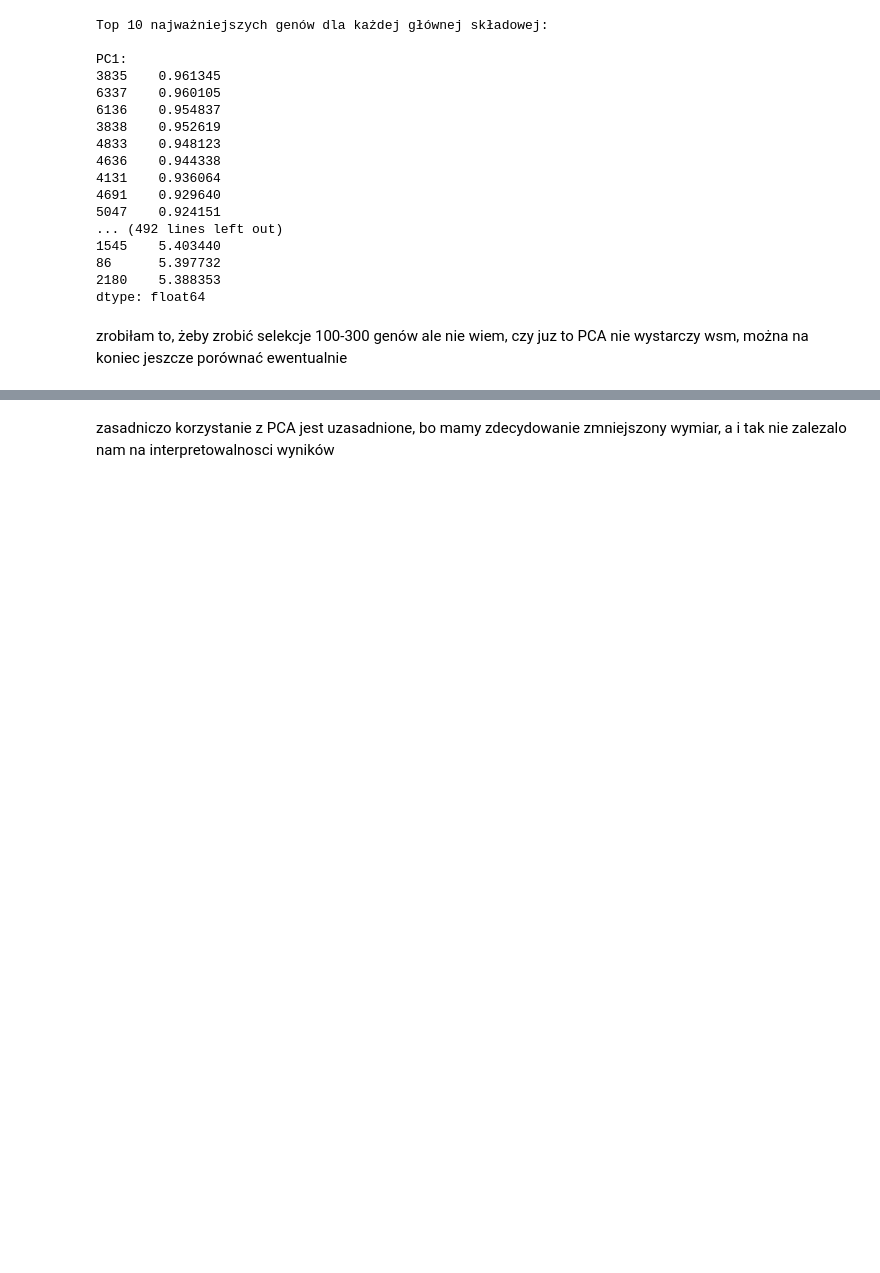
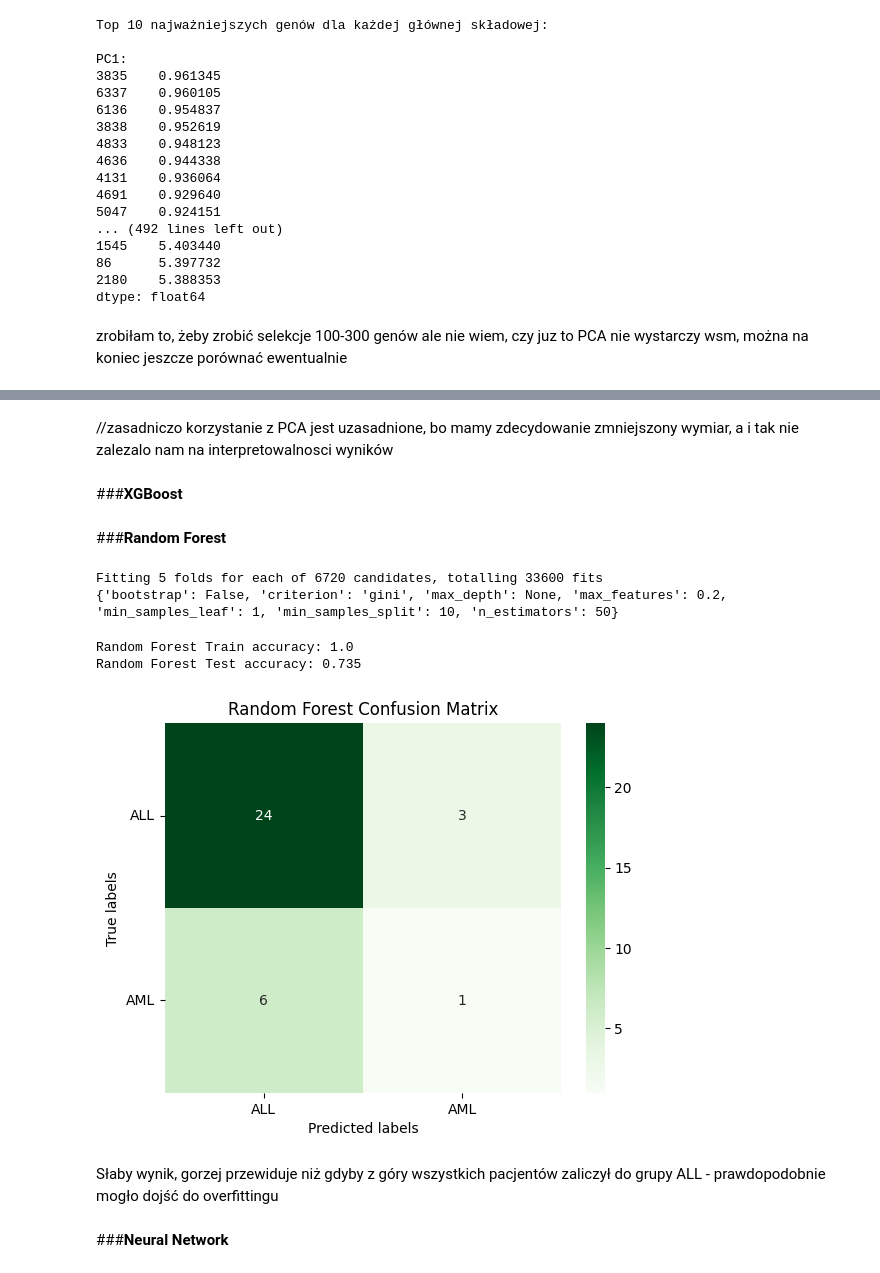
Before and after one commit to szezlong/gene-classification, a Jupyter notebook: Gene_Classification.ipynb, the cells around one changed output, grey strips where cells are left out. Saved outputs shown, nothing was run; the diff lists cells and outputs as text; code cells hidden in the pictures; blank space fills up the shorter version.

Commit message:
Added Random Forest model

```diff
--- a/Gene_Classification.ipynb
+++ b/Gene_Classification.ipynb
@@ -348,2 +369,63 @@ Simply predicting everything as acute lymphoblastic leukemia (ALL) results in an
 # %% [markdown]
-zasadniczo korzystanie z PCA jest uzasadnione, bo mamy zdecydowanie zmniejszony wymiar, a i tak nie zalezalo nam na interpretowalnosci wyników
+//zasadniczo korzystanie z PCA jest uzasadnione, bo mamy zdecydowanie zmniejszony wymiar, a i tak nie zalezalo nam na interpretowalnosci wyników
+# %% [markdown]
+###**XGBoost**
+# %% [markdown]
+###**Random Forest**
+# %%
+params = {
+    'bootstrap': [False, True],
+    'criterion': ['gini', 'entropy'],
+    'max_features': [None, 'sqrt', 'log2', 0.2, 0.4, 0.6, 0.8],
+    'n_estimators': [50, 100, 150, 200, 300],
+    'min_samples_leaf': [1, 2, 8, 12],
+    'min_samples_split': [2, 5, 10],
+    'max_depth': [None, 2, 10, 20],
+}
+
+grid_search_rf = GridSearchCV(
+    estimator=RandomForestClassifier(random_state=0),
+    param_grid=params,
+    cv=5,
+    scoring='accuracy',
+    n_jobs=5,
+    verbose=1,
+)
+
+grid_search_rf.fit(X_train, y_train)
+print(grid_search_rf.best_params_)
+# %% [output]
+Fitting 5 folds for each of 6720 candidates, totalling 33600 fits
+{'bootstrap': False, 'criterion': 'gini', 'max_depth': None, 'max_features': 0.2, 'min_samples_leaf': 1, 'min_samples_split': 10, 'n_estimators': 50}
+# %%
+rf_model_best = grid_search_rf.best_estimator_
+
+test_pred = rf_model_best.predict(X_train)
+print('Random Forest Train accuracy:', round(accuracy_score(y_train, rf_pred), 3))
+
+rf_pred = rf_model_best.predict(X_test)
+print('Random Forest Test accuracy:', round(accuracy_score(y_test, rf_pred), 3))
+# %% [output]
+Random Forest Train accuracy: 1.0
+Random Forest Test accuracy: 0.735
+# %%
+import seaborn as sns
+
+cm_rf = confusion_matrix(y_test, rf_pred)
+
+ax = plt.subplot()
+sns.heatmap(cm_rf, annot=True, ax = ax, fmt='g', cmap='Greens')
+
+labels = ['ALL', 'AML']
+
+ax.set_xlabel('Predicted labels')
+ax.set_ylabel('True labels')
+ax.set_title('Random Forest Confusion Matrix')
+ax.xaxis.set_ticklabels(labels)
+ax.yaxis.set_ticklabels(labels, rotation=360);
+# %% [output]
+[figure, added]
+# %% [markdown]
+Słaby wynik, gorzej przewiduje niż gdyby z góry wszystkich pacjentów zaliczył do grupy ALL - prawdopodobnie mogło dojść do overfittingu
+# %% [markdown]
+###**Neural Network**
```
Also changed, not shown: parts of 5 cells of this notebook.
